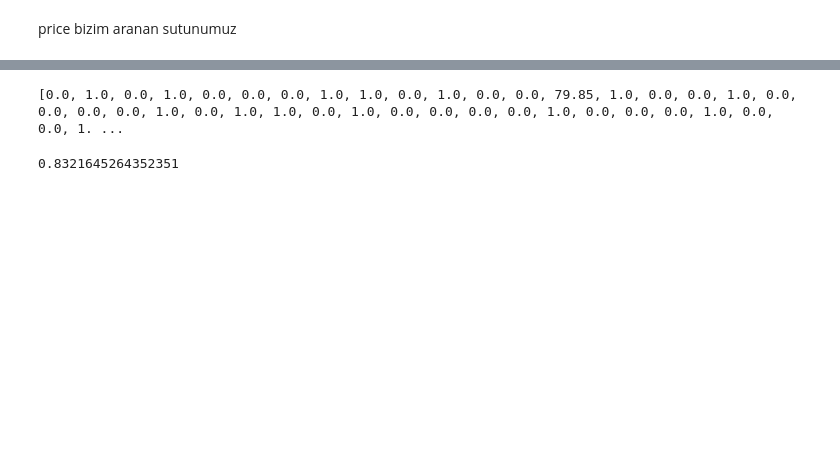
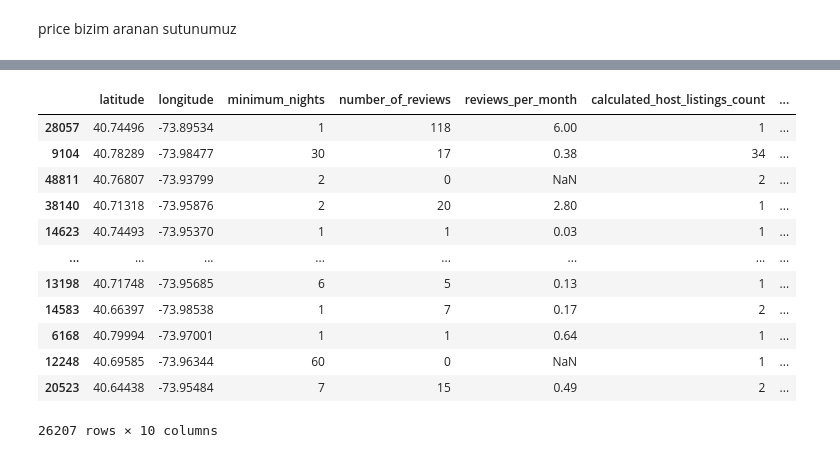
Before and after one commit to cfdonmez/MLBoot, a Jupyter notebook: Week3/hW3.ipynb, the cells around one changed output, grey strips where cells are left out. Drawn from its saved outputs; the diff is of its cells as text; code cells hidden in the pictures; blank space fills up the shorter version.

```diff
--- a/Week3/hW3.ipynb
+++ b/Week3/hW3.ipynb
@@ -446,4 +59,0 @@ model.predict_proba(X_test)[0, 1]
-# %%
-print(list(X_test[0]))
-# %% [output]
-[0.0, 1.0, 0.0, 1.0, 0.0, 0.0, 0.0, 1.0, 1.0, 0.0, 1.0, 0.0, 0.0, 79.85, 1.0, 0.0, 0.0, 1.0, 0.0, 0.0, 0.0, 0.0, 1.0, 0.0, 1.0, 1.0, 0.0, 1.0, 0.0, 0.0, 0.0, 0.0, 1.0, 0.0, 0.0, 0.0, 1.0, 0.0, 0.0, 1. ...
@@ -472,5 +60,2 @@ customer = {
-# %%
-X_test = dv.transform([customer])
-model.predict_proba(X_test)[0, 1]
-# %% [output]
-0.8321645264352351
+# %%
+df_train_full, df_test = train_test_split(data, test_size=0.2, random_state=42)
@@ -476,0 +64,16 @@ model.predict_proba(X_test)[0, 1]
+# %%
+df_train
+# %% [output]
+|  | latitude | longitude | minimum_nights | number_of_reviews | reviews_per_month | calculated_host_listings_count | ... |
+| 28057 | 40.74496 | -73.89534 | 1 | 118 | 6.00 | 1 | ... |
+| 9104 | 40.78289 | -73.98477 | 30 | 17 | 0.38 | 34 | ... |
+| 48811 | 40.76807 | -73.93799 | 2 | 0 | NaN | 2 | ... |
+| 38140 | 40.71318 | -73.95876 | 2 | 20 | 2.80 | 1 | ... |
+| 14623 | 40.74493 | -73.95370 | 1 | 1 | 0.03 | 1 | ... |
+| ... | ... | ... | ... | ... | ... | ... | ... |
+| 13198 | 40.71748 | -73.95685 | 6 | 5 | 0.13 | 1 | ... |
+| 14583 | 40.66397 | -73.98538 | 1 | 7 | 0.17 | 2 | ... |
+| 6168 | 40.79994 | -73.97001 | 1 | 1 | 0.64 | 1 | ... |
+| 12248 | 40.69585 | -73.96344 | 60 | 0 | NaN | 1 | ... |
+| 20523 | 40.64438 | -73.95484 | 7 | 15 | 0.49 | 2 | ... |
+26207 rows × 10 columns
```
Also changed, not shown: parts of 65 cells of this notebook, 1 other file.
